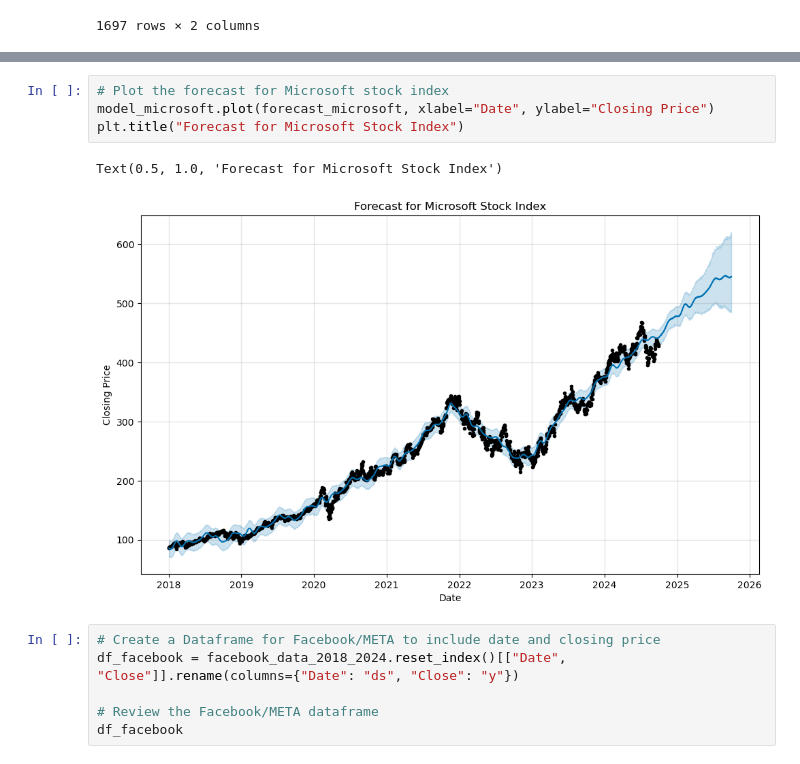
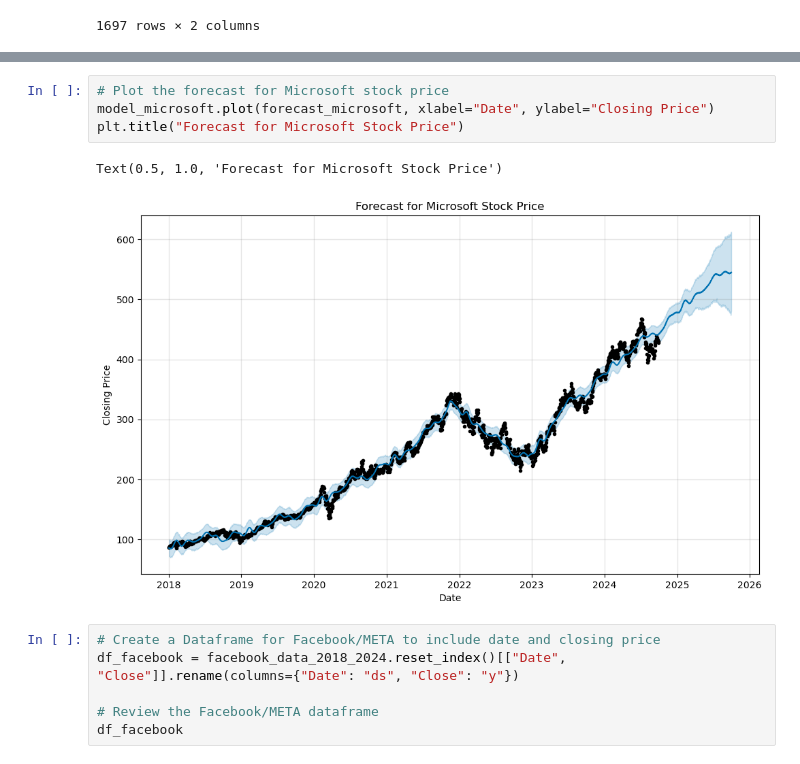
Before and after one commit to KingCam12/Project1_Group3, a Jupyter notebook: project1_group3.ipynb, the cells around one changed output, grey strips where cells are left out. Cells and saved outputs as stored; diff of their text form.

```diff
--- a/project1_group3.ipynb
+++ b/project1_group3.ipynb
@@ -1121,10 +1210,10 @@ forecast_microsoft[['ds', 'yhat', 'yhat_lower', 'yhat_upper']].tail()
 # %%
-# Plot the forecast for Microsoft stock index
+# Plot the forecast for Microsoft stock price
 model_microsoft.plot(forecast_microsoft, xlabel="Date", ylabel="Closing Price")
-plt.title("Forecast for Microsoft Stock Index")
+plt.title("Forecast for Microsoft Stock Price")
 # %% [output]
-Text(0.5, 1.0, 'Forecast for Microsoft Stock Index')
+Text(0.5, 1.0, 'Forecast for Microsoft Stock Price')
-[figure, old version]
+[figure, new version]
 # %%
 # Create a Dataframe for Facebook/META to include date and closing price
 df_facebook = facebook_data_2018_2024.reset_index()[["Date", "Close"]].rename(columns={"Date": "ds", "Close": "y"})
```
Also changed, not shown: parts of 33 cells of this notebook, 4 other files.
